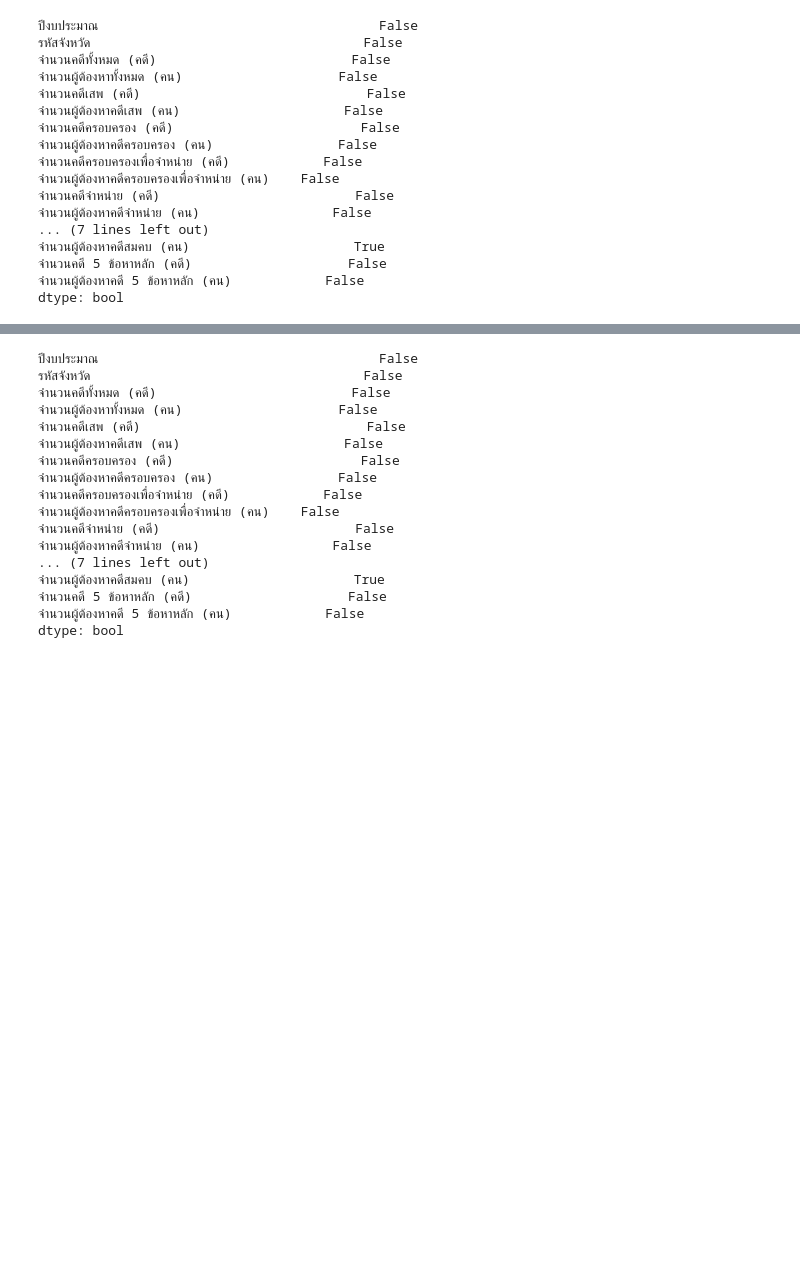
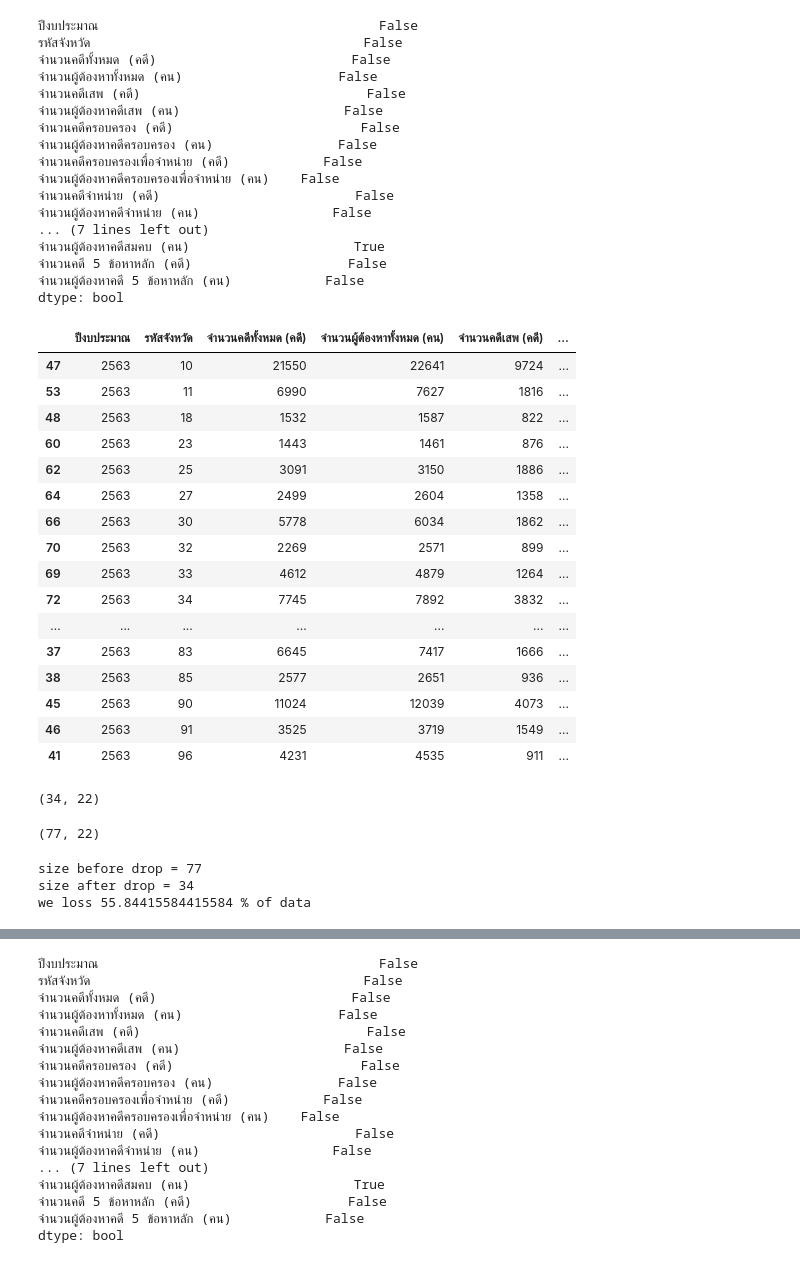
Before and after one commit to Kanyawesr/DWDM21, a Jupyter notebook: Project_DWDM.ipynb, the cells around one changed output, grey strips where cells are left out. Drawn from its saved outputs; the diff is of its cells as text; code cells hidden in the pictures; blank space fills up the shorter version.

```diff
--- a/Project_DWDM.ipynb
+++ b/Project_DWDM.ipynb
@@ -215,3 +279,32 @@ data_03.isnull().any() # ดูว่าคอลัมน์ไหนมีค
 จำนวนคดี 5 ข้อหาหลัก (คดี)                    False
 จำนวนผู้ต้องหาคดี 5 ข้อหาหลัก (คน)            False
 dtype: bool
+# %%
+data_03_dropped = data_03.dropna() # แก้ค่า missing โดยใช้ .dropna()
+data_03_dropped
+# %% [output]
+|  | ปีงบประมาณ | รหัสจังหวัด | จำนวนคดีทั้งหมด (คดี) | จำนวนผู้ต้องหาทั้งหมด (คน) | จำนวนคดีเสพ (คดี) | ... |
+| 47 | 2563 | 10 | 21550 | 22641 | 9724 | ... |
+| 53 | 2563 | 11 | 6990 | 7627 | 1816 | ... |
+| 48 | 2563 | 18 | 1532 | 1587 | 822 | ... |
+| 60 | 2563 | 23 | 1443 | 1461 | 876 | ... |
+| 62 | 2563 | 25 | 3091 | 3150 | 1886 | ... |
+| 64 | 2563 | 27 | 2499 | 2604 | 1358 | ... |
+| 66 | 2563 | 30 | 5778 | 6034 | 1862 | ... |
+| 70 | 2563 | 32 | 2269 | 2571 | 899 | ... |
+| 69 | 2563 | 33 | 4612 | 4879 | 1264 | ... |
+| 72 | 2563 | 34 | 7745 | 7892 | 3832 | ... |
+| ... | ... | ... | ... | ... | ... | ... |
+| 37 | 2563 | 83 | 6645 | 7417 | 1666 | ... |
+| 38 | 2563 | 85 | 2577 | 2651 | 936 | ... |
+| 45 | 2563 | 90 | 11024 | 12039 | 4073 | ... |
+| 46 | 2563 | 91 | 3525 | 3719 | 1549 | ... |
+| 41 | 2563 | 96 | 4231 | 4535 | 911 | ... |
+# %%
+data_03_dropped.shape # ตรวจสอบขนาดของข้อมูลหลังจากที่ .dropna()
+# %% [output]
+(34, 22)
+# %%
+data_03.shape # ตรวจสอบขนาดของข้อมูลก่อนที่จะ .dropna()
+# %% [output]
+(77, 22)
@@ -217,0 +320,6 @@ dtype: bool
+# %%
+loss_data(data_03) # จะเห็นได้ว่าหลังจากที่ .dropna() ข้อมูลหายไป 55.84 % ซึ่งเป็นจำนวนมาก ดังนั้นจึงเลือกที่จะแก้ค่า missing ด้วยวิธีอื่น
+# %% [output]
+size before drop = 77
+size after drop = 34
+we loss 55.84415584415584 % of data
```
Also changed, not shown: parts of 44 cells of this notebook.
